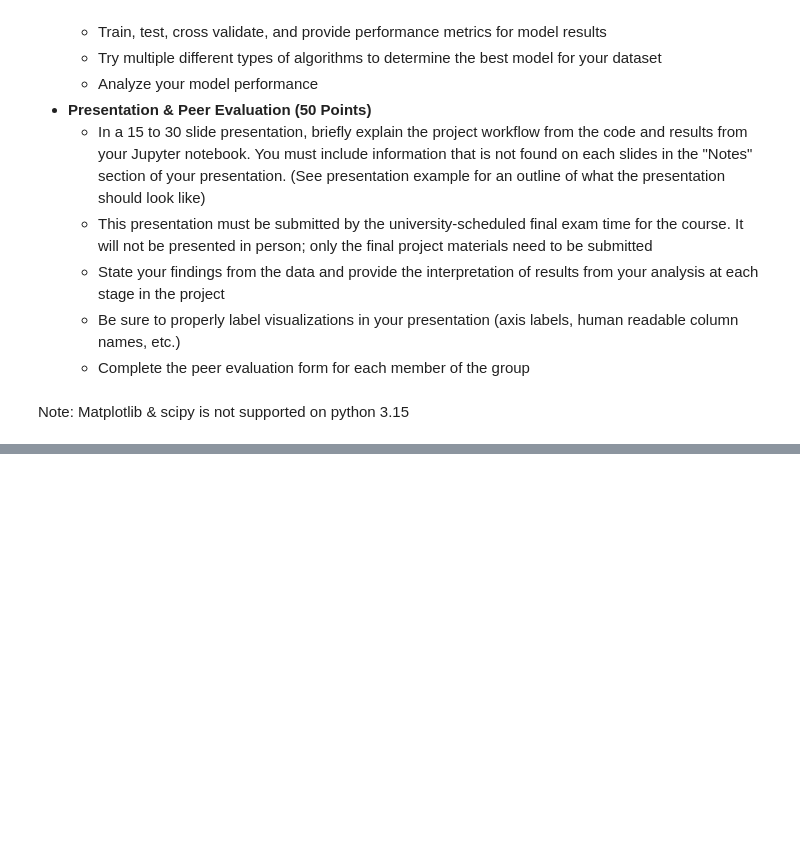
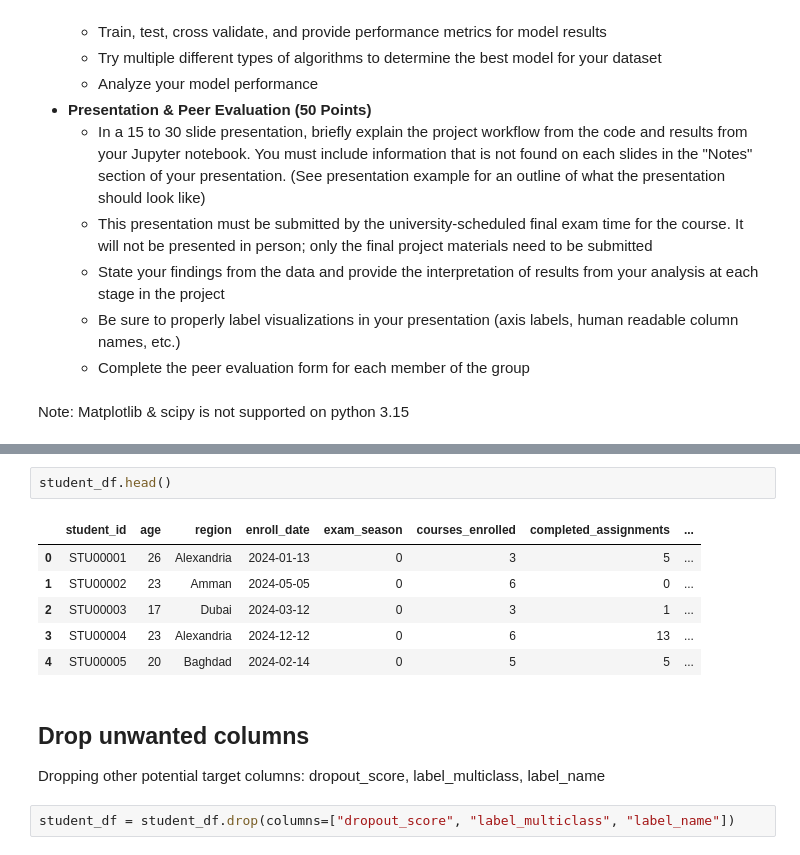
Before and after one commit to ctamburrino/student_dropout_predictor, a Jupyter notebook: Final Project.ipynb, the cells around one changed output, grey strips where cells are left out. Cells and saved outputs as stored; diff of their text form; blank space fills up the shorter version.

```diff
--- a/Final Project.ipynb
+++ b/Final Project.ipynb
@@ -53,0 +117,15 @@ student_df.shape
+# %%
+student_df.head()
+# %% [output]
+|  | student_id | age | region | enroll_date | exam_season | courses_enrolled | completed_assignments | ... |
+| 0 | STU00001 | 26 | Alexandria | 2024-01-13 | 0 | 3 | 5 | ... |
+| 1 | STU00002 | 23 | Amman | 2024-05-05 | 0 | 6 | 0 | ... |
+| 2 | STU00003 | 17 | Dubai | 2024-03-12 | 0 | 3 | 1 | ... |
+| 3 | STU00004 | 23 | Alexandria | 2024-12-12 | 0 | 6 | 13 | ... |
+| 4 | STU00005 | 20 | Baghdad | 2024-02-14 | 0 | 5 | 5 | ... |
+# %% [markdown]
+## Drop unwanted columns
+
+Dropping other potential target columns: dropout_score, label_multiclass, label_name
+# %%
+student_df = student_df.drop(columns=["dropout_score", "label_multiclass", "label_name"])
```
Also changed, not shown: parts of 28 cells of this notebook.
